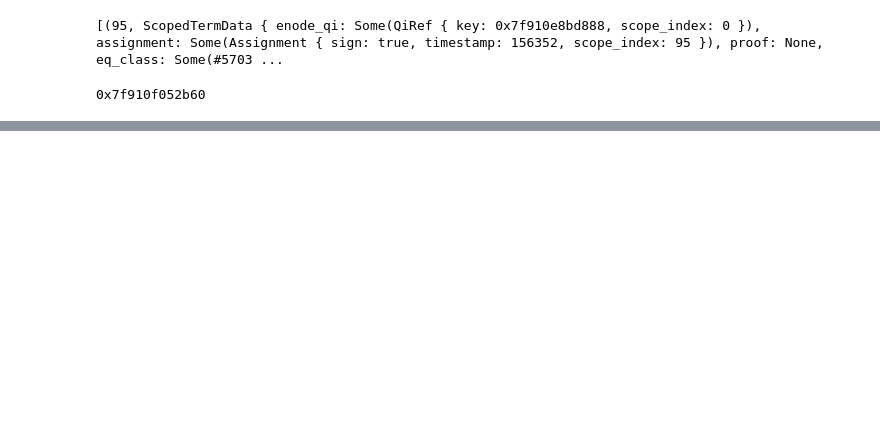
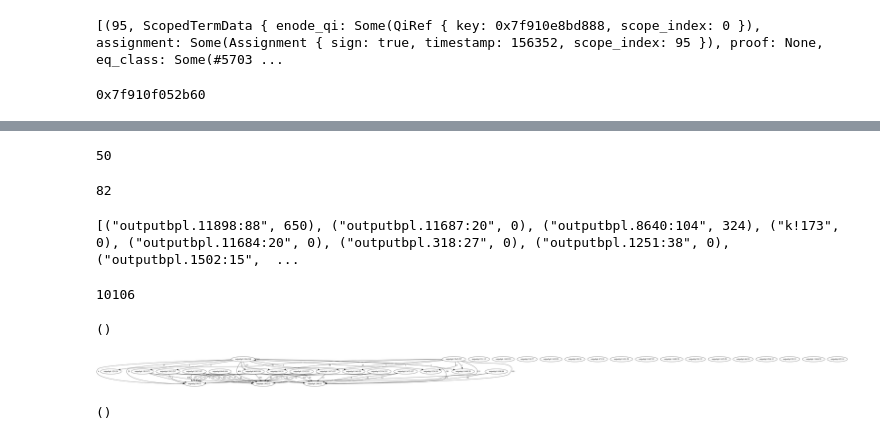
Before and after one commit to facebookarchive/smt2utils, a Jupyter notebook: z3tracer/notebooks/example.ipynb, the cells around one changed output, grey strips where cells are left out. Drawn from its saved outputs; the diff is of its cells as text; code cells hidden in the pictures; blank space fills up the shorter version.

Commit message:
[z3tracer] notebook: add dotty outputs for QI and conflict graphs

```diff
--- a/z3tracer/notebooks/example.ipynb
+++ b/z3tracer/notebooks/example.ipynb
@@ -356,0 +422,69 @@ plot_instantiations_with_conflicts(&user_instantiation_times, "Top 10 User Quant
+# %%
+// Number of nodes.
+nodes.len()
+# %% [output]
+50
+# %%
+// Number of edges.
+edges.iter().map(|(_, e)| e.distinct_elements().len()).sum::<usize>()
+# %% [output]
+82
+# %%
+// Outgoing weights for a sample of nodes.
+edges.iter().map(|(k, d)| (k, d.len())).take(10).collect::<Vec<_>>()
+# %% [output]
+[("outputbpl.11898:88", 650), ("outputbpl.11687:20", 0), ("outputbpl.8640:104", 324), ("k!173", 0), ("outputbpl.11684:20", 0), ("outputbpl.318:27", 0), ("outputbpl.1251:38", 0), ("outputbpl.1502:15",  ...
+# %%
+// Sum of the weights in the graph.
+edges.iter().map(|(_, e)| e.len()).sum::<usize>()
+# %% [output]
+10106
+# %%
+// Translate the graph into `petgraph` for drawing purposes.
+let mut deps = Graph::<String, String>::new();
+
+let mut pg_nodes = HashMap::new();
+for node in &nodes {
+    // Let's draw only user formulas. (TODO: verify that non-user formulas with name e.g. "k!20" do not depend on user formulas)
+    if node.starts_with("outputbpl") {
+        let n = deps.add_node(node.to_string());
+        pg_nodes.insert(node.to_string(), n);
+    }
+}
+
+for (n, d) in edges.iter() {
+    if let Some(n) = pg_nodes.get(n) {
+        for m in d.distinct_elements() {
+            let c = d.count_of(m);
+            if let Some(m) = pg_nodes.get(m) {
+                deps.add_edge(*n, *m, c.to_string());
+            }
+        }
+    }
+}
+# %% [output]
+()
+# %%
+// Draw dependencies between user QIs (click to enlarge)
+petgraph_evcxr::draw_graph(&deps)
+# %% [output]
+[figure, added]
+# %%
+// Adding conflicts (with multiplicities as weights)
+for c in model.conflicts() {
+    let n = deps.add_node(format!("conflict@{}", c.timestamp));
+    let mut outgoing = HashMultiSet::new();
+    for d in &c.qi_deps {
+        if let Some(m) = model.key2name(&d.key) {
+            outgoing.insert(m)
+        }
+    }
+    for m in outgoing.distinct_elements() {
+        let c = outgoing.count_of(m);
+        if let Some(m) = pg_nodes.get(m) {
+            deps.add_edge(n, *m, c.to_string());
+        }
+    }
+}
+# %% [output]
+()
```
Also changed, not shown: parts of 15 cells of this notebook.
